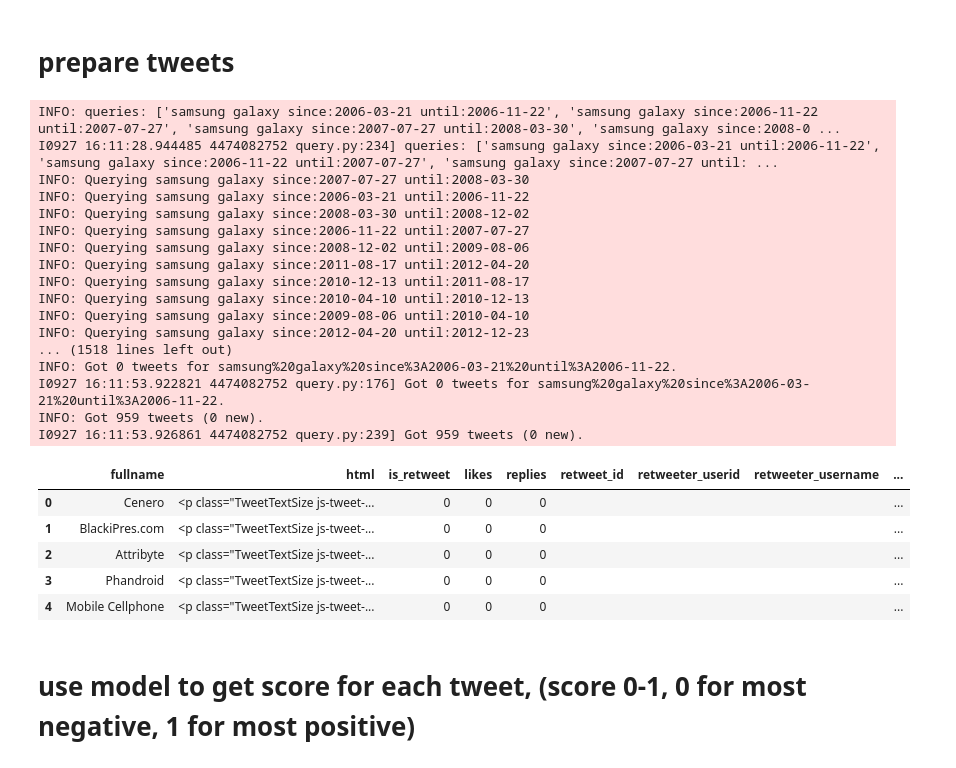
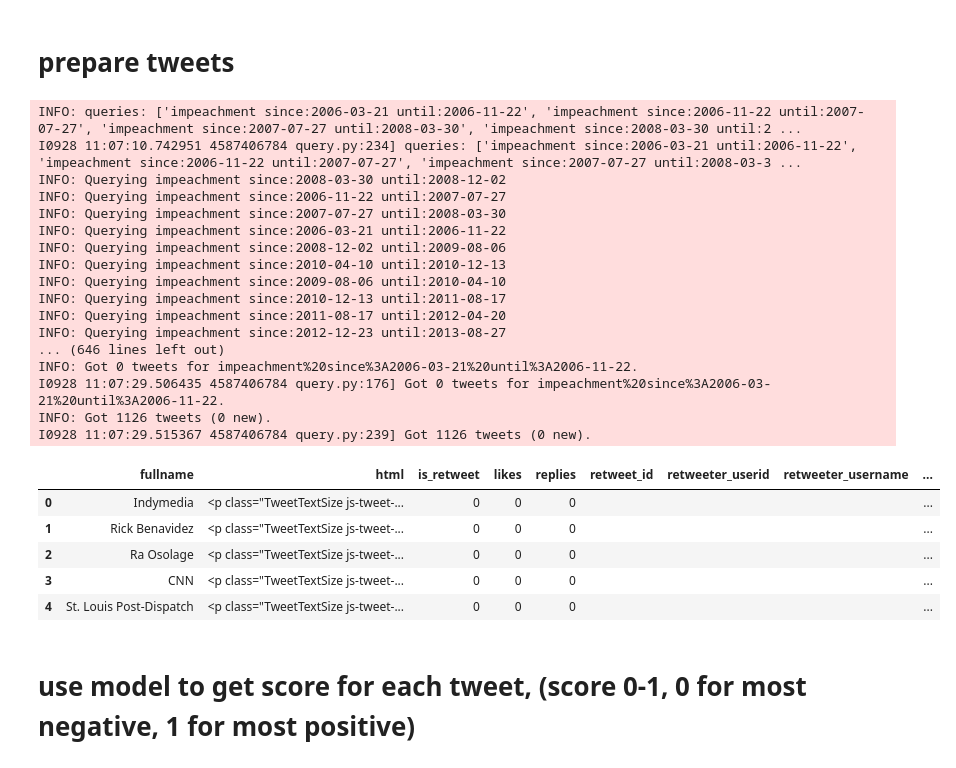
Before and after one commit to jklug34/twitter-sentimometer, a Jupyter notebook: twitter_query.ipynb, the cells around one changed output. Saved outputs shown, nothing was run; the diff lists cells and outputs as text; code cells hidden in the pictures.

```diff
--- a/twitter_query.ipynb
+++ b/twitter_query.ipynb
@@ -81,34 +75,34 @@ def getCleanTwit(str1):
 # %%
 # change your input for query
-input_result = "samsung galaxy"
+input_result = "impeachment"
 limit = 1000
 tweets = query_tweets(input_result, limit = limit, lang = lang)
 df = pd.DataFrame(tweet.__dict__ for tweet in tweets)
 df.head()
 # %% [output]
-INFO: queries: ['samsung galaxy since:2006-03-21 until:2006-11-22', 'samsung galaxy since:2006-11-22 until:2007-07-27', 'samsung galaxy since:2007-07-27 until:2008-03-30', 'samsung galaxy since:2008-0 ...
-I0927 16:11:28.944485 4474082752 query.py:234] queries: ['samsung galaxy since:2006-03-21 until:2006-11-22', 'samsung galaxy since:2006-11-22 until:2007-07-27', 'samsung galaxy since:2007-07-27 until: ...
-INFO: Querying samsung galaxy since:2007-07-27 until:2008-03-30
-INFO: Querying samsung galaxy since:2006-03-21 until:2006-11-22
-INFO: Querying samsung galaxy since:2008-03-30 until:2008-12-02
-INFO: Querying samsung galaxy since:2006-11-22 until:2007-07-27
-INFO: Querying samsung galaxy since:2008-12-02 until:2009-08-06
-INFO: Querying samsung galaxy since:2011-08-17 until:2012-04-20
-INFO: Querying samsung galaxy since:2010-12-13 until:2011-08-17
-INFO: Querying samsung galaxy since:2010-04-10 until:2010-12-13
-INFO: Querying samsung galaxy since:2009-08-06 until:2010-04-10
-INFO: Querying samsung galaxy since:2012-04-20 until:2012-12-23
-... (1518 lines left out)
-INFO: Got 0 tweets for samsung%20galaxy%20since%3A2006-03-21%20until%3A2006-11-22.
-I0927 16:11:53.922821 4474082752 query.py:176] Got 0 tweets for samsung%20galaxy%20since%3A2006-03-21%20until%3A2006-11-22.
-INFO: Got 959 tweets (0 new).
-I0927 16:11:53.926861 4474082752 query.py:239] Got 959 tweets (0 new).
+INFO: queries: ['impeachment since:2006-03-21 until:2006-11-22', 'impeachment since:2006-11-22 until:2007-07-27', 'impeachment since:2007-07-27 until:2008-03-30', 'impeachment since:2008-03-30 until:2 ...
+I0928 11:07:10.742951 4587406784 query.py:234] queries: ['impeachment since:2006-03-21 until:2006-11-22', 'impeachment since:2006-11-22 until:2007-07-27', 'impeachment since:2007-07-27 until:2008-03-3 ...
+INFO: Querying impeachment since:2008-03-30 until:2008-12-02
+INFO: Querying impeachment since:2006-11-22 until:2007-07-27
+INFO: Querying impeachment since:2007-07-27 until:2008-03-30
+INFO: Querying impeachment since:2006-03-21 until:2006-11-22
+INFO: Querying impeachment since:2008-12-02 until:2009-08-06
+INFO: Querying impeachment since:2010-04-10 until:2010-12-13
+INFO: Querying impeachment since:2009-08-06 until:2010-04-10
+INFO: Querying impeachment since:2010-12-13 until:2011-08-17
+INFO: Querying impeachment since:2011-08-17 until:2012-04-20
+INFO: Querying impeachment since:2012-12-23 until:2013-08-27
+... (646 lines left out)
+INFO: Got 0 tweets for impeachment%20since%3A2006-03-21%20until%3A2006-11-22.
+I0928 11:07:29.506435 4587406784 query.py:176] Got 0 tweets for impeachment%20since%3A2006-03-21%20until%3A2006-11-22.
+INFO: Got 1126 tweets (0 new).
+I0928 11:07:29.515367 4587406784 query.py:239] Got 1126 tweets (0 new).
 |  | fullname | html | is_retweet | likes | replies | retweet_id | retweeter_userid | retweeter_username | ... |
-| 0 | Cenero | <p class="TweetTextSize js-tweet-... | 0 | 0 | 0 |  |  |  | ... |
-| 1 | BlackiPres.com | <p class="TweetTextSize js-tweet-... | 0 | 0 | 0 |  |  |  | ... |
-| 2 | Attribyte | <p class="TweetTextSize js-tweet-... | 0 | 0 | 0 |  |  |  | ... |
-| 3 | Phandroid | <p class="TweetTextSize js-tweet-... | 0 | 0 | 0 |  |  |  | ... |
-| 4 | Mobile Cellphone | <p class="TweetTextSize js-tweet-... | 0 | 0 | 0 |  |  |  | ... |
+| 0 | Indymedia | <p class="TweetTextSize js-tweet-... | 0 | 0 | 0 |  |  |  | ... |
+| 1 | Rick Benavidez | <p class="TweetTextSize js-tweet-... | 0 | 0 | 0 |  |  |  | ... |
+| 2 | Ra Osolage | <p class="TweetTextSize js-tweet-... | 0 | 0 | 0 |  |  |  | ... |
+| 3 | CNN | <p class="TweetTextSize js-tweet-... | 0 | 0 | 0 |  |  |  | ... |
+| 4 | St. Louis Post-Dispatch | <p class="TweetTextSize js-tweet-... | 0 | 0 | 0 |  |  |  | ... |
 # %% [markdown]
 # use model to get score for each tweet, (score 0-1, 0 for most negative, 1 for most positive)
 # %%
```
Also changed, not shown: parts of 7 cells of this notebook, 2 other files.
